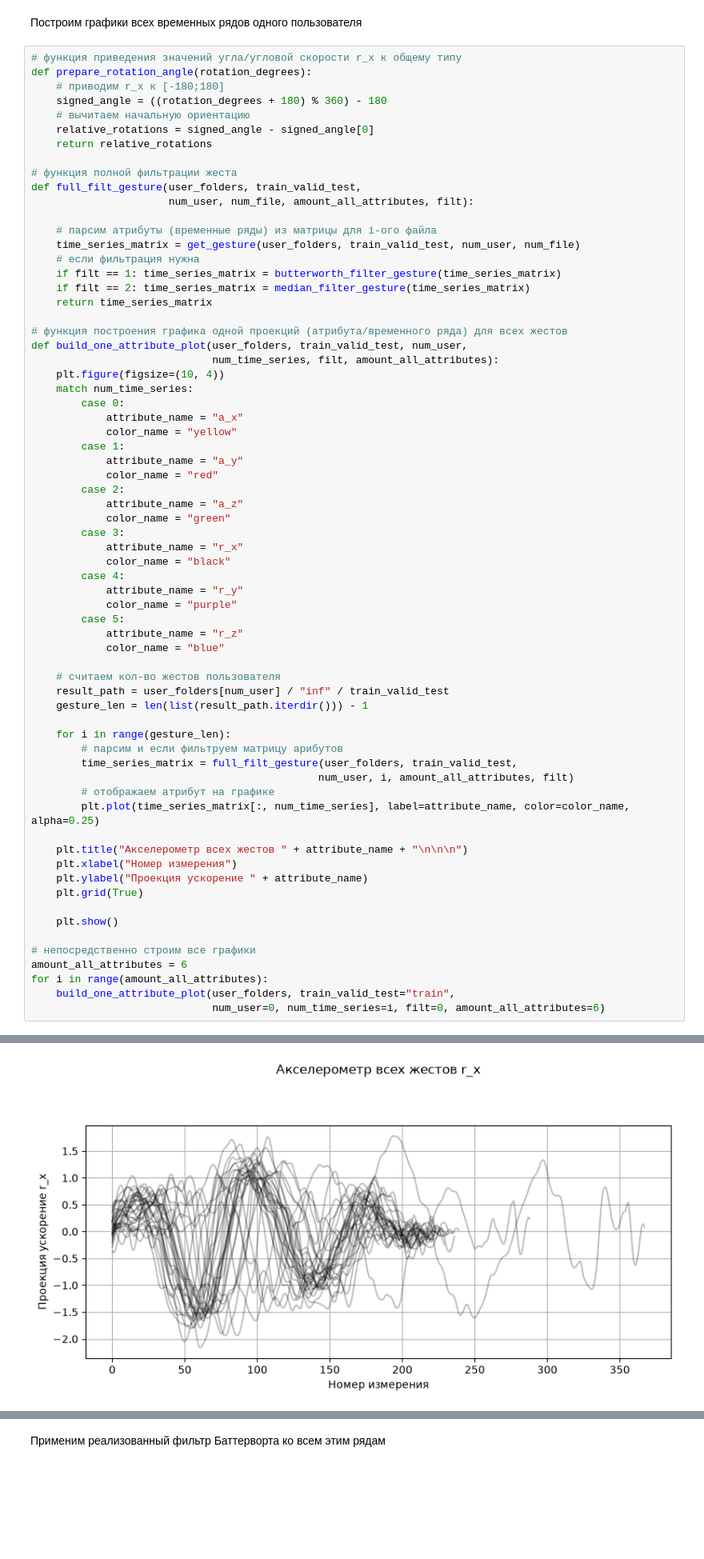
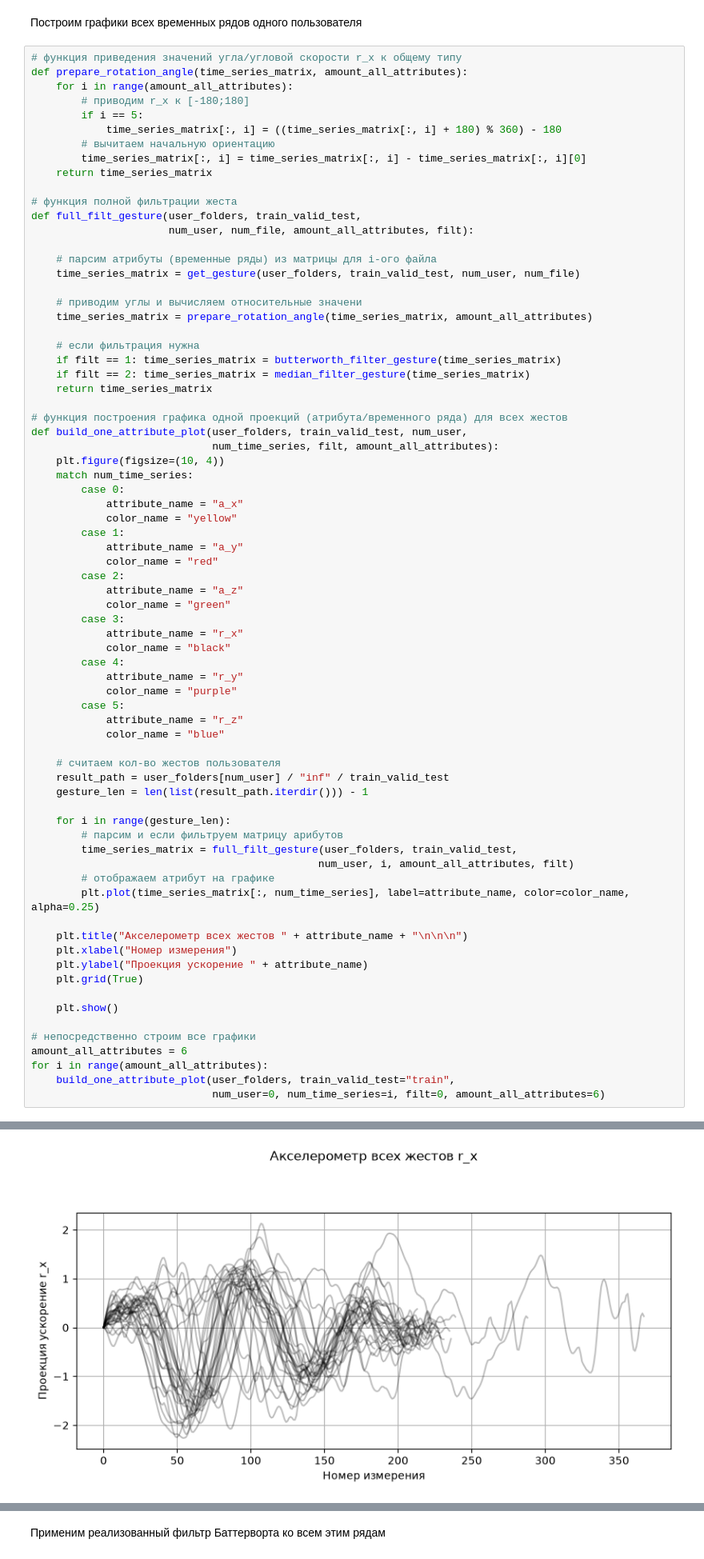
Before and after one commit to danya-kuzin/one_class_classifier, a Jupyter notebook: one‑class classifier.ipynb, the cells around one changed output, grey strips where cells are left out. Shown at 80% size. Saved outputs shown, nothing was run; the diff lists cells and outputs as text; blank space fills up the shorter version.

```diff
--- a/one‑class classifier.ipynb
+++ b/one‑class classifier.ipynb
@@ -183,12 +182,14 @@ plt.show()
 Построим графики всех временных рядов одного пользователя
 # %%
 # функция приведения значений угла/угловой скорости r_x к общему типу
-def prepare_rotation_angle(rotation_degrees):
-    # приводим r_x к [-180;180]
-    signed_angle = ((rotation_degrees + 180) % 360) - 180
-    # вычитаем начальную ориентацию
-    relative_rotations = signed_angle - signed_angle[0]
-    return relative_rotations
+def prepare_rotation_angle(time_series_matrix, amount_all_attributes):
+    for i in range(amount_all_attributes):
+        # приводим r_x к [-180;180]
+        if i == 5:
+            time_series_matrix[:, i] = ((time_series_matrix[:, i] + 180) % 360) - 180
+        # вычитаем начальную ориентацию
+        time_series_matrix[:, i] = time_series_matrix[:, i] - time_series_matrix[:, i][0]
+    return time_series_matrix
 
 # функция полной фильтрации жеста
 def full_filt_gesture(user_folders, train_valid_test,
@@ -196,6 +197,10 @@ def full_filt_gesture(user_folders, train_valid_test,
 
     # парсим атрибуты (временные ряды) из матрицы для i-ого файла
     time_series_matrix = get_gesture(user_folders, train_valid_test, num_user, num_file)
+
+    # приводим углы и вычисляем относительные значени
+    time_series_matrix = prepare_rotation_angle(time_series_matrix, amount_all_attributes)
+
     # если фильтрация нужна
     if filt == 1: time_series_matrix = butterworth_filter_gesture(time_series_matrix)
     if filt == 2: time_series_matrix = median_filter_gesture(time_series_matrix)
@@ -255 +260 @@ for i in range(amount_all_attributes):
-[figure, old version]
+[figure, new version]
```
Also changed, not shown: parts of 10 cells of this notebook.
